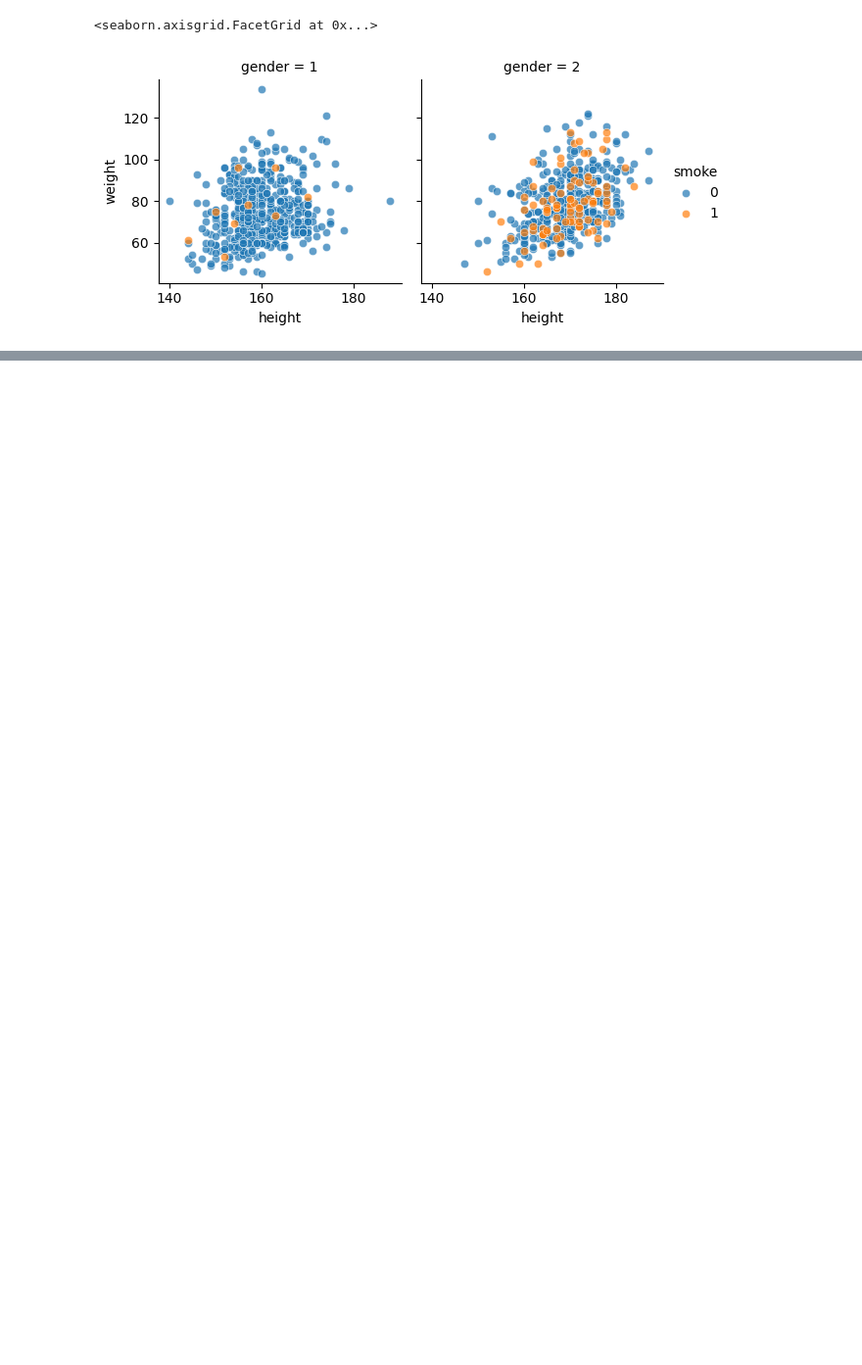
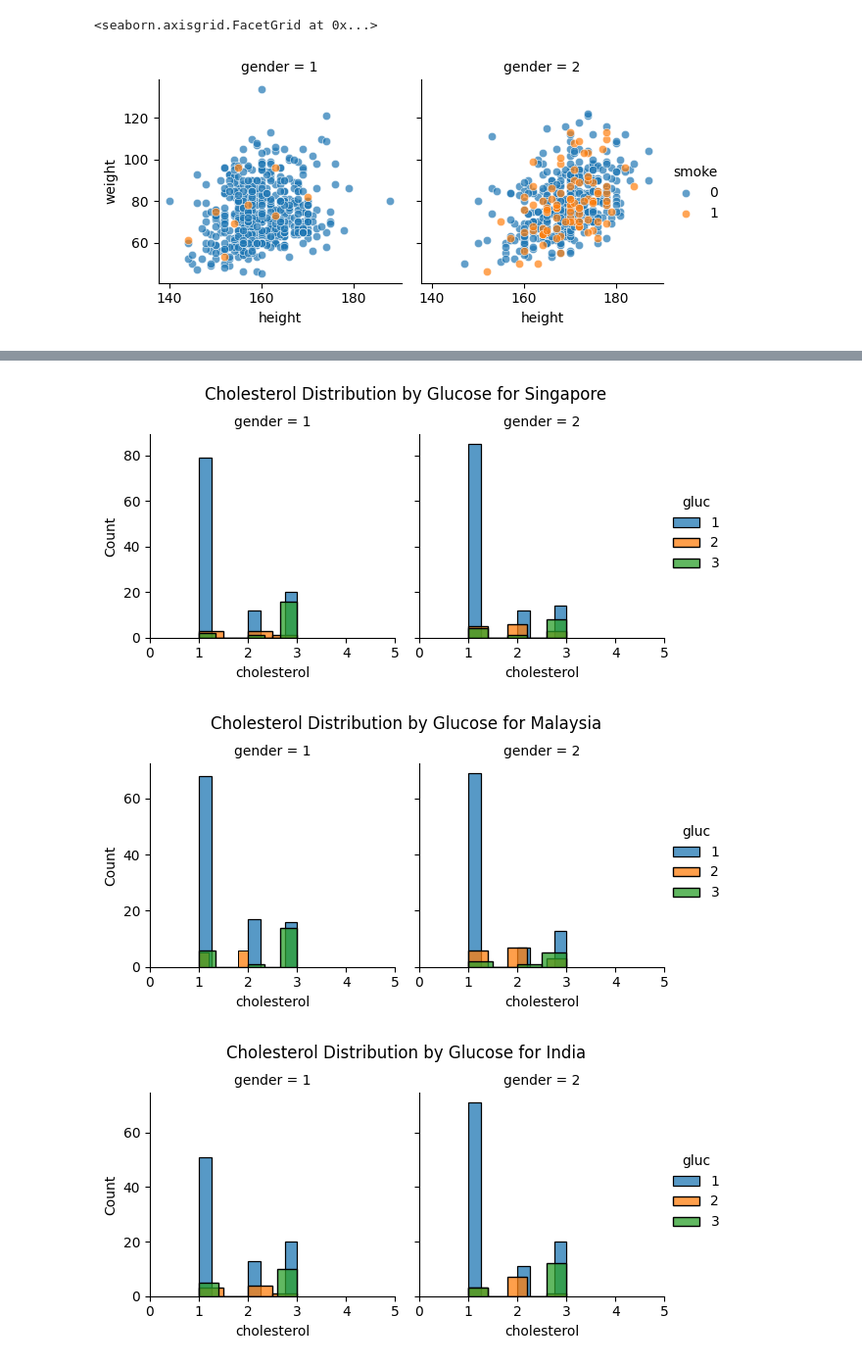
Before and after one commit to jeffatgithub/ntuchealth, a Jupyter notebook: analysis60.ipynb, the cells around one changed output, grey strips where cells are left out. Shown at 98% size. Cells and saved outputs as stored; diff of their text form; code cells hidden in the pictures; blank space fills up the shorter version.

```diff
--- a/analysis60.ipynb
+++ b/analysis60.ipynb
@@ -186,0 +171,13 @@ graph3.map(sns.histplot, 'bmi')
+# %%
+#Plotting BMI for each country
+for country in data_60_df['country'].unique():
+
+    graph3 = sns.FacetGrid(data=data_60_df[data_60_df['country']==country], col="gender", hue='gluc')
+    plt.xlim(0, 5)
+    graph3.map(sns.histplot, 'cholesterol')
+    graph3.add_legend()
+    plt.suptitle(f"Cholesterol Distribution by Glucose for {country}", y=1.05)
+# %% [output]
+[figure, added]
+[figure, added]
+[figure, added]
```
Also changed, not shown: parts of 6 cells of this notebook, 1 other file.
